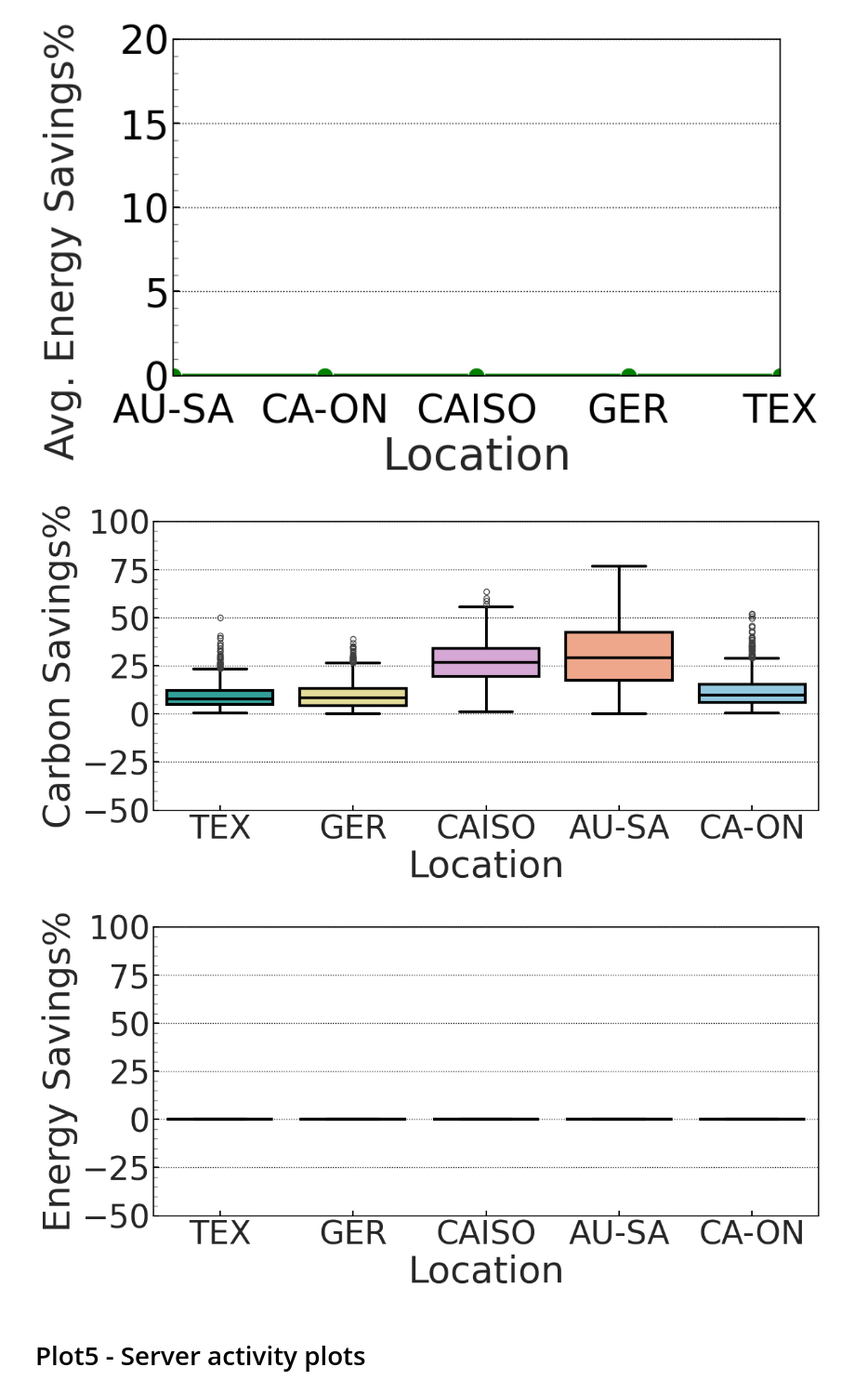
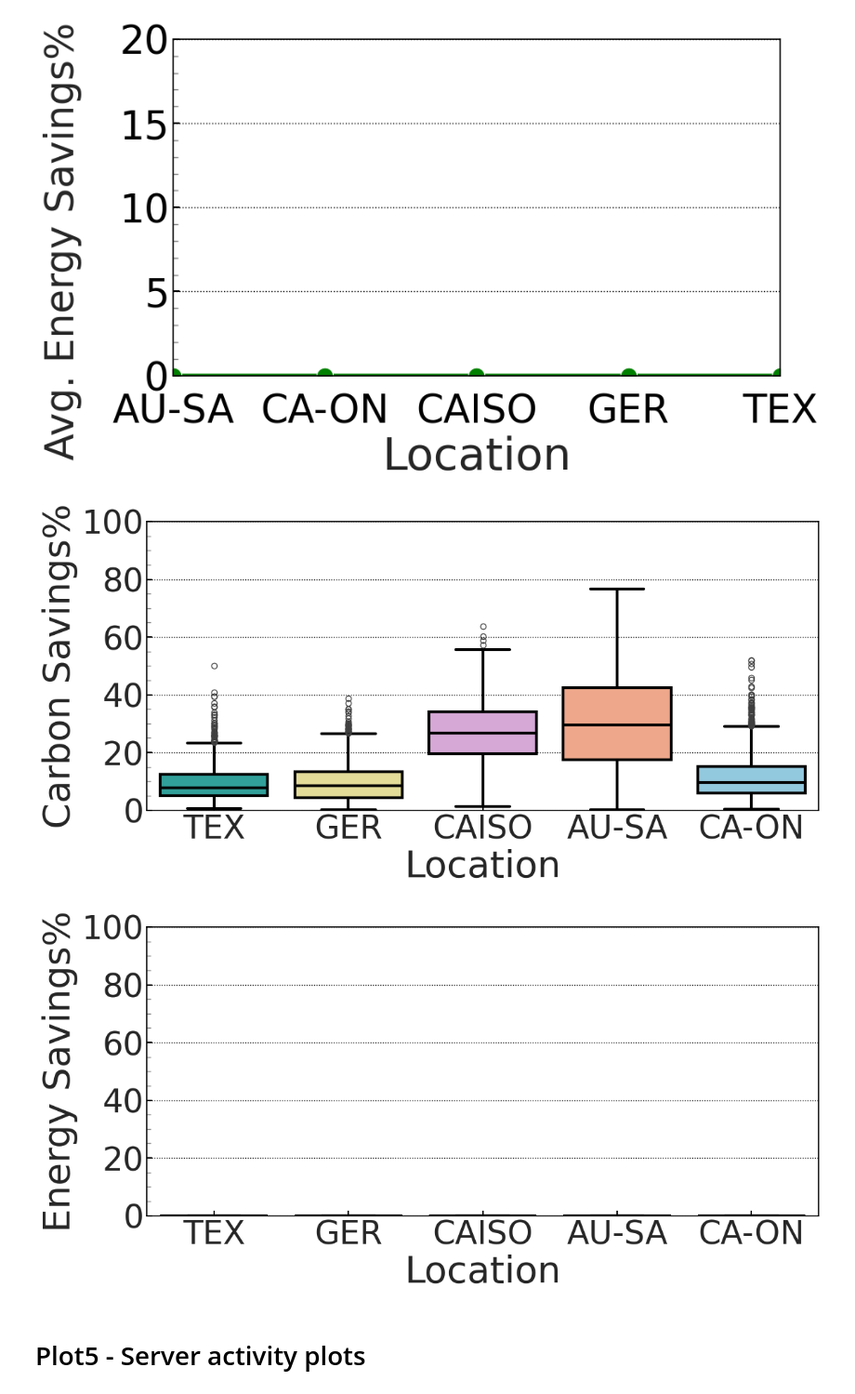
Before and after one commit to rbostandoust/GreenSys26-DAG, a Jupyter notebook: Plot/PlotCode.ipynb, the cells around one changed output. Shown at 93% size. Cells and saved outputs as stored; diff of their text form; code cells hidden in the pictures.

```diff
--- a/Plot/PlotCode.ipynb
+++ b/Plot/PlotCode.ipynb
@@ -1315,7 +1315,7 @@ utilization_annotation = False
 root_dir = f"./Effect of Parameters/Location/{folder_type}"
 ########
 df_box = df_logs[df_logs["IsCarbonAware"] == True].copy()
-save_data = True
+save_data = False
 if save_data:
     save_path = f"{root_dir}/{num_jobs}J_{num_servers}S_{num_operations}O_BoxPlot.csv"
     directory = os.path.dirname(save_path)
@@ -1325,7 +1325,7 @@ if save_data:
 plot_types = ["Carbon Savings", "Energy Savings"]
 column_names = ["CarbonSavings(%)", "EnergySavings(%)"]
 for plot_index, plot_type in enumerate(plot_types):
-    save_file_path = f"{root_dir}/{plot_type}_{num_jobs}J_{num_servers}S_{num_operations}O_BoxPlot.png"
+    save_file_path = f"{root_dir}/{plot_type}_{num_jobs}J_{num_servers}S_{num_operations}O_BoxPlotv2.png"
     # if mixed_objective:
     #     save_file_path = f"{root_dir}/{plot_type}_{num_jobs}J_{num_servers}S_WithTieBreaker_BoxPlot_{plot_title}.png"
     directory = os.path.dirname(save_file_path)
@@ -1374,39 +1374,39 @@ for plot_index, plot_type in enumerate(plot_types):
 
     # Axis labels
     ax.set_xlabel(r"Location", fontsize=40)
     ax.set_ylabel(f"{plot_type}%", fontsize=40)
 
     # Axis ticks and limits
-    ax.set_ylim(-50, 100)
-    # ax.set_ylim(0, 100) #v2
-    ax.set_yticks(range(-50, 101, 25))
-    # ax.set_yticks(range(0, 101, 20)) #v2
+    # ax.set_ylim(-50, 100)
+    ax.set_ylim(0, 100) #v2
+    # ax.set_yticks(range(-50, 101, 25))
+    ax.set_yticks(range(0, 101, 20)) #v2
     ax.tick_params(axis='x', labelsize=35, color='black')
     ax.tick_params(axis='y', labelsize=35, color='black')
 
     # Minor ticks
     ax.tick_params(axis='y', which='minor', direction='in', length=4, color='gray')
     # Make major ticks point inward too
     ax.tick_params(axis='both', which='major', direction='in', length=6, width=1.5)
     ax.xaxis.set_tick_params(which='minor', bottom=False)
     # Ensure minor ticks are visible
     plt.minorticks_on()
 
     # Grid & borders
     ax.grid(axis='x', visible=False)
     ax.grid(axis='y', which='major', color='black', linestyle=':', linewidth=1)
     for spine in ax.spines.values():
         spine.set_edgecolor('black')
     # ax.set_title(f"{plot_title}", fontsize=40, pad=10)
     plt.tight_layout()
     if save_fig:
         plt.savefig(save_file_path, dpi=300, bbox_inches='tight')
         pdf_save_path = save_file_path.replace(".png", ".pdf")
         plt.savefig(pdf_save_path, format='pdf', dpi=300, bbox_inches='tight')
     plt.show()
 # %% [output]
-[figure, old version]
+[figure, new version]
-[figure, old version]
+[figure, new version]
 # %% [markdown]
 # Plot5 - Server activity plots
 # %%
```
Also changed, not shown: 4 other files.
